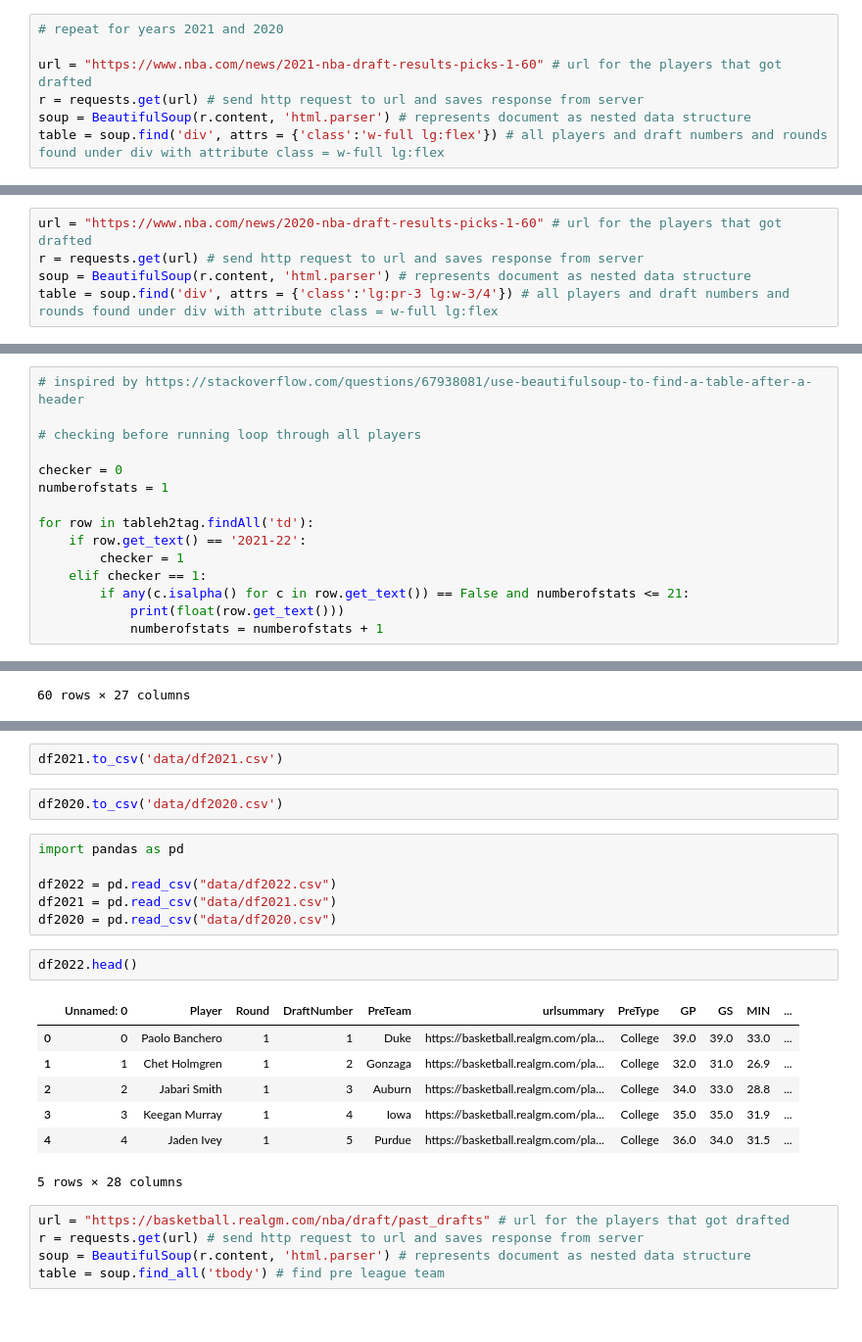
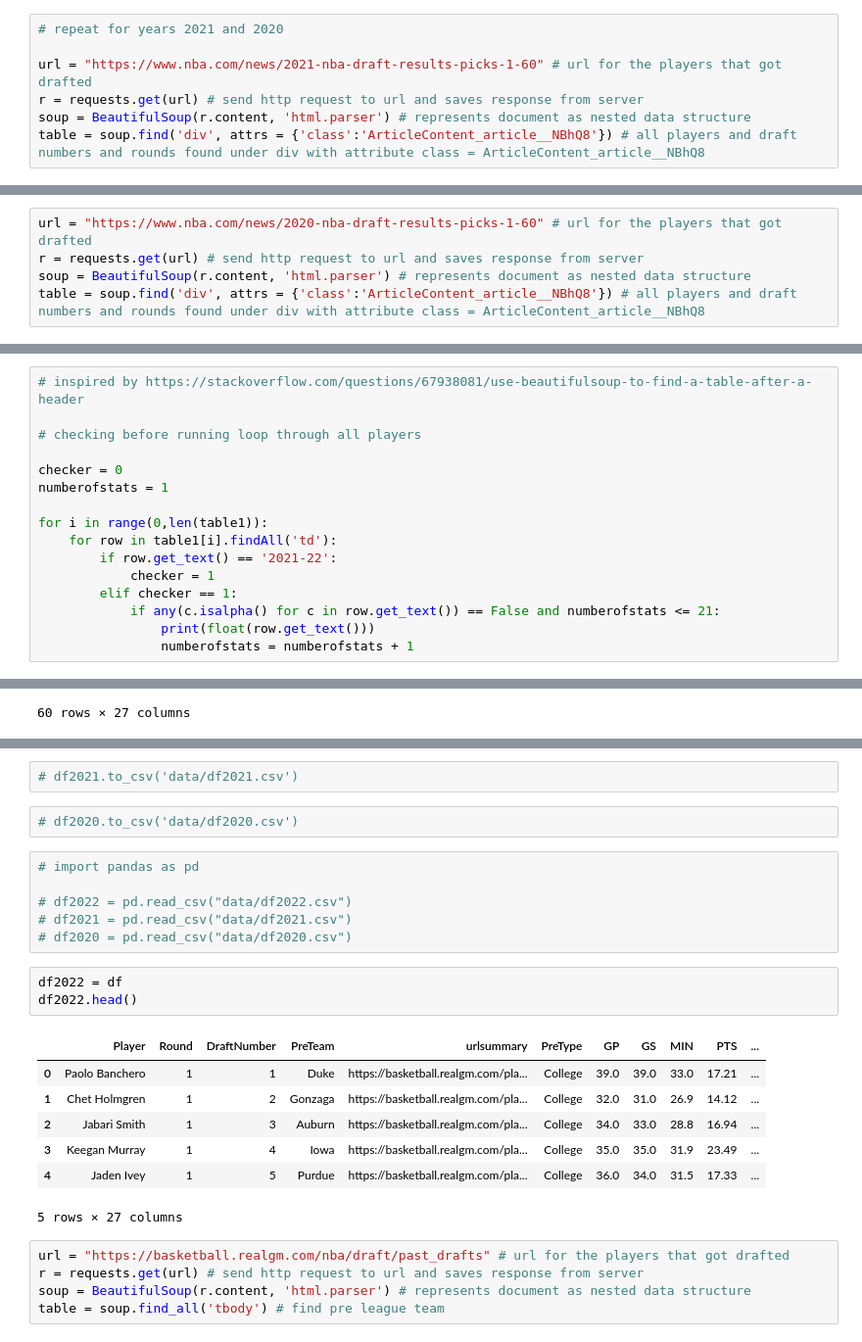
Before and after one commit to bensonouyang/Draft-Prediction, a Jupyter notebook: 01-ScrapingData.ipynb, the cells around one changed output, grey strips where cells are left out. Shown at 98% size. Cells and saved outputs as stored; diff of their text form.

```diff
--- a/01-ScrapingData.ipynb
+++ b/01-ScrapingData.ipynb
@@ -86,7 +66,7 @@ df.tail()
 url = "https://www.nba.com/news/2021-nba-draft-results-picks-1-60" # url for the players that got drafted
 r = requests.get(url) # send http request to url and saves response from server
 soup = BeautifulSoup(r.content, 'html.parser') # represents document as nested data structure
-table = soup.find('div', attrs = {'class':'w-full lg:flex'}) # all players and draft numbers and rounds found under div with attribute class = w-full lg:flex
+table = soup.find('div', attrs = {'class':'ArticleContent_article__NBhQ8'}) # all players and draft numbers and rounds found under div with attribute class = ArticleContent_article__NBhQ8
 # %%
 # https://scottlarsen.com/2020/08/19/Scraping-Web-Content-Between-Two-Tags-With-BeautifulSoup-And-Python.html
 # for the get_text() function
@@ -119,7 +99,7 @@ df2021.loc[df2021['DraftNumber']> 30, 'Round'] = 2
 url = "https://www.nba.com/news/2020-nba-draft-results-picks-1-60" # url for the players that got drafted
 r = requests.get(url) # send http request to url and saves response from server
 soup = BeautifulSoup(r.content, 'html.parser') # represents document as nested data structure
-table = soup.find('div', attrs = {'class':'lg:pr-3 lg:w-3/4'}) # all players and draft numbers and rounds found under div with attribute class = w-full lg:flex
+table = soup.find('div', attrs = {'class':'ArticleContent_article__NBhQ8'}) # all players and draft numbers and rounds found under div with attribute class = ArticleContent_article__NBhQ8
 # %%
 list2020 = [] # empty list to store names
 
@@ -505,11 +476,12 @@ table1 = soup.find_all('tbody')
 checker = 0
 numberofstats = 1
 
-for row in tableh2tag.findAll('td'):
-    if row.get_text() == '2021-22':
-        checker = 1
-    elif checker == 1:
-        if any(c.isalpha() for c in row.get_text()) == False and numberofstats <= 21:
-            print(float(row.get_text()))
-            numberofstats = numberofstats + 1
+for i in range(0,len(table1)):
+    for row in table1[i].findAll('td'):
+        if row.get_text() == '2021-22':
+            checker = 1
+        elif checker == 1:
+            if any(c.isalpha() for c in row.get_text()) == False and numberofstats <= 21:
+                print(float(row.get_text()))
+                numberofstats = numberofstats + 1
 # %% [output]
@@ -844,23 +827,24 @@ df.to_csv('data/df2022.csv')
 # %%
-df2021.to_csv('data/df2021.csv')
+# df2021.to_csv('data/df2021.csv')
 # %%
-df2020.to_csv('data/df2020.csv')
+# df2020.to_csv('data/df2020.csv')
 # %%
-import pandas as pd
+# import pandas as pd
 
-df2022 = pd.read_csv("data/df2022.csv")
-df2021 = pd.read_csv("data/df2021.csv")
-df2020 = pd.read_csv("data/df2020.csv")
+# df2022 = pd.read_csv("data/df2022.csv")
+# df2021 = pd.read_csv("data/df2021.csv")
+# df2020 = pd.read_csv("data/df2020.csv")
 # %%
+df2022 = df
 df2022.head()
 # %% [output]
-|  | Unnamed: 0 | Player | Round | DraftNumber | PreTeam | urlsummary | PreType | GP | GS | MIN | ... |
-| 0 | 0 | Paolo Banchero | 1 | 1 | Duke | https://basketball.realgm.com/pla... | College | 39.0 | 39.0 | 33.0 | ... |
-| 1 | 1 | Chet Holmgren | 1 | 2 | Gonzaga | https://basketball.realgm.com/pla... | College | 32.0 | 31.0 | 26.9 | ... |
-| 2 | 2 | Jabari Smith | 1 | 3 | Auburn | https://basketball.realgm.com/pla... | College | 34.0 | 33.0 | 28.8 | ... |
-| 3 | 3 | Keegan Murray | 1 | 4 | Iowa | https://basketball.realgm.com/pla... | College | 35.0 | 35.0 | 31.9 | ... |
-| 4 | 4 | Jaden Ivey | 1 | 5 | Purdue | https://basketball.realgm.com/pla... | College | 36.0 | 34.0 | 31.5 | ... |
+|  | Player | Round | DraftNumber | PreTeam | urlsummary | PreType | GP | GS | MIN | PTS | ... |
+| 0 | Paolo Banchero | 1 | 1 | Duke | https://basketball.realgm.com/pla... | College | 39.0 | 39.0 | 33.0 | 17.21 | ... |
+| 1 | Chet Holmgren | 1 | 2 | Gonzaga | https://basketball.realgm.com/pla... | College | 32.0 | 31.0 | 26.9 | 14.12 | ... |
+| 2 | Jabari Smith | 1 | 3 | Auburn | https://basketball.realgm.com/pla... | College | 34.0 | 33.0 | 28.8 | 16.94 | ... |
+| 3 | Keegan Murray | 1 | 4 | Iowa | https://basketball.realgm.com/pla... | College | 35.0 | 35.0 | 31.9 | 23.49 | ... |
+| 4 | Jaden Ivey | 1 | 5 | Purdue | https://basketball.realgm.com/pla... | College | 36.0 | 34.0 | 31.5 | 17.33 | ... |
-5 rows × 28 columns
+5 rows × 27 columns
 # %%
 url = "https://basketball.realgm.com/nba/draft/past_drafts" # url for the players that got drafted
 r = requests.get(url) # send http request to url and saves response from server
```
Also changed, not shown: parts of 10 cells of this notebook.
